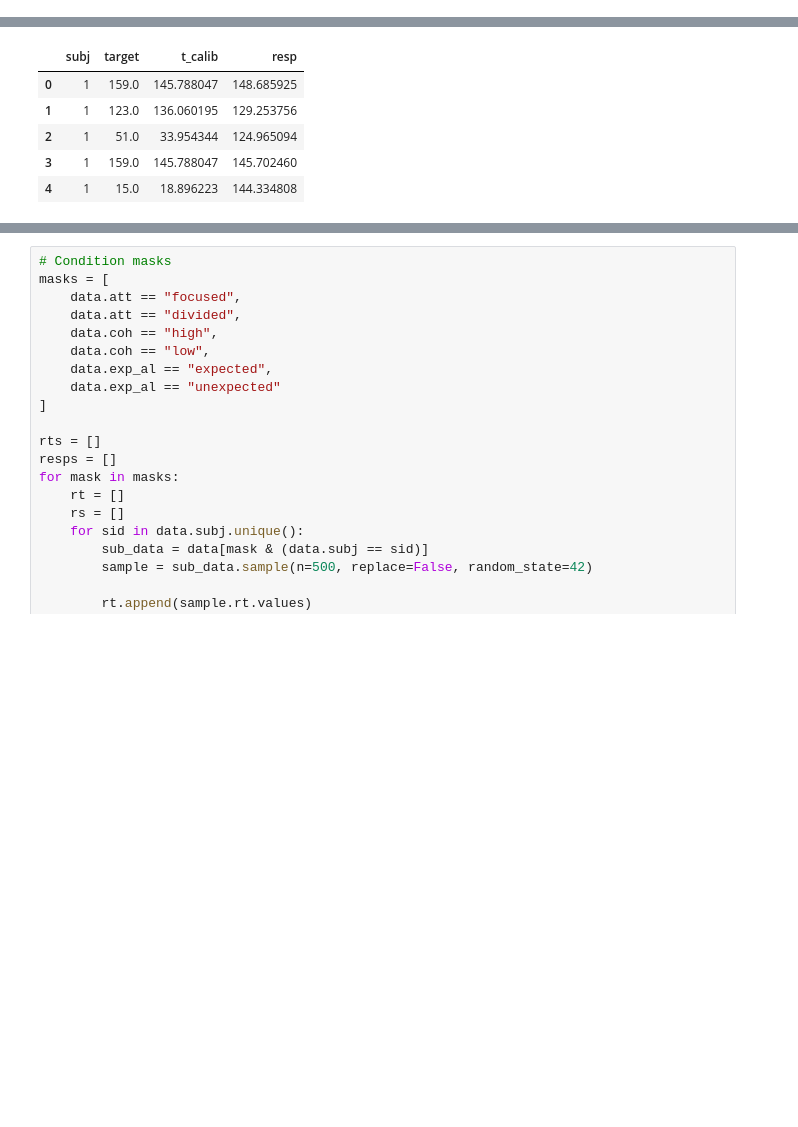
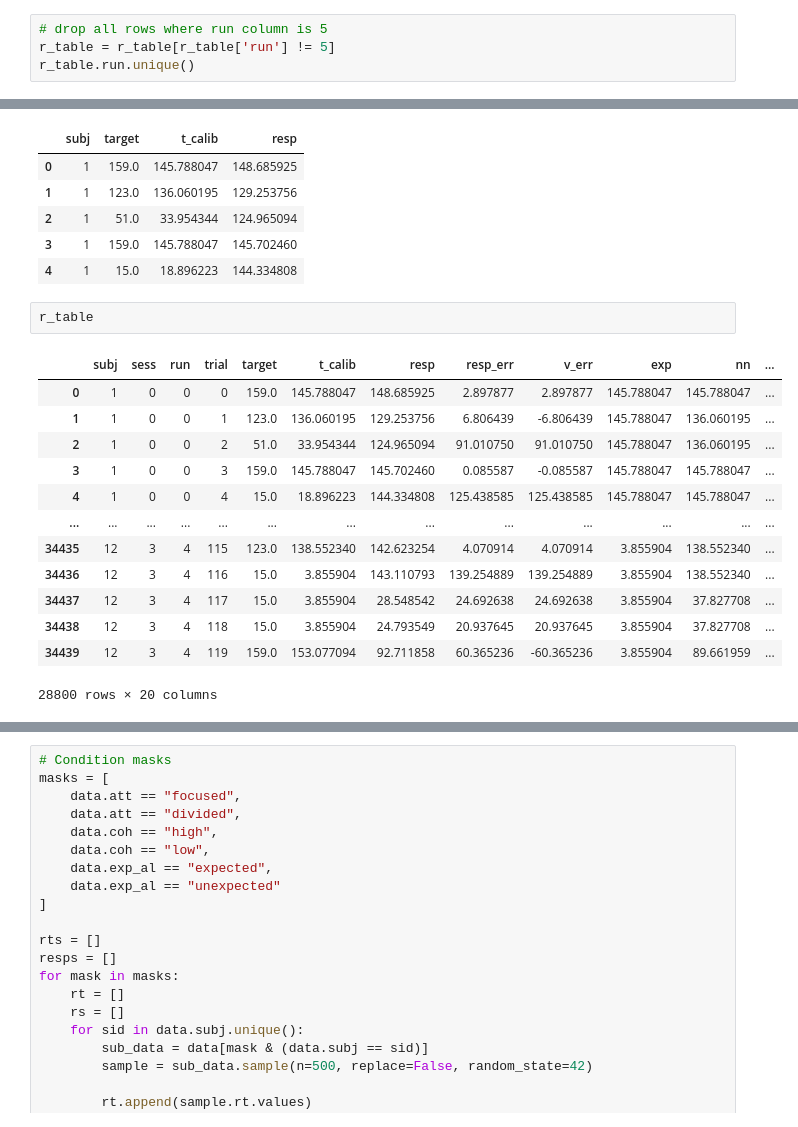
Before and after one commit to NuttidaLab/state_space_analysis, a Jupyter notebook: 02_fig/02_lba.ipynb, the cells around one changed output, grey strips where cells are left out. Saved outputs shown, nothing was run; the diff lists cells and outputs as text; blank space fills up the shorter version.

```diff
--- a/02_fig/02_lba.ipynb
+++ b/02_fig/02_lba.ipynb
@@ -35,3 +35,7 @@ std = np.load('../data_caches/std.npy')
 ctimetable = np.load('../data_caches/ctimetable.npy')
 r_table = pd.read_csv('../data_caches/rtrialtable.csv', index_col=0)
 (x, y, d, r, e, cd, ce) = np.load('../data_caches/rtimetable.npy', allow_pickle=True)
+# %%
+# drop all rows where run column is 5
+r_table = r_table[r_table['run'] != 5]
+r_table.run.unique()
@@ -68,6 +74,22 @@ r_table[["subj", "target", "t_calib", "resp"]].head()
 | 2 | 1 | 51.0 | 33.954344 | 124.965094 |
 | 3 | 1 | 159.0 | 145.788047 | 145.702460 |
 | 4 | 1 | 15.0 | 18.896223 | 144.334808 |
+# %%
+r_table
+# %% [output]
+|  | subj | sess | run | trial | target | t_calib | resp | resp_err | v_err | exp | nn | ... |
+| 0 | 1 | 0 | 0 | 0 | 159.0 | 145.788047 | 148.685925 | 2.897877 | 2.897877 | 145.788047 | 145.788047 | ... |
+| 1 | 1 | 0 | 0 | 1 | 123.0 | 136.060195 | 129.253756 | 6.806439 | -6.806439 | 145.788047 | 136.060195 | ... |
+| 2 | 1 | 0 | 0 | 2 | 51.0 | 33.954344 | 124.965094 | 91.010750 | 91.010750 | 145.788047 | 136.060195 | ... |
+| 3 | 1 | 0 | 0 | 3 | 159.0 | 145.788047 | 145.702460 | 0.085587 | -0.085587 | 145.788047 | 145.788047 | ... |
+| 4 | 1 | 0 | 0 | 4 | 15.0 | 18.896223 | 144.334808 | 125.438585 | 125.438585 | 145.788047 | 145.788047 | ... |
+| ... | ... | ... | ... | ... | ... | ... | ... | ... | ... | ... | ... | ... |
+| 34435 | 12 | 3 | 4 | 115 | 123.0 | 138.552340 | 142.623254 | 4.070914 | 4.070914 | 3.855904 | 138.552340 | ... |
+| 34436 | 12 | 3 | 4 | 116 | 15.0 | 3.855904 | 143.110793 | 139.254889 | 139.254889 | 3.855904 | 138.552340 | ... |
+| 34437 | 12 | 3 | 4 | 117 | 15.0 | 3.855904 | 28.548542 | 24.692638 | 24.692638 | 3.855904 | 37.827708 | ... |
+| 34438 | 12 | 3 | 4 | 118 | 15.0 | 3.855904 | 24.793549 | 20.937645 | 20.937645 | 3.855904 | 37.827708 | ... |
+| 34439 | 12 | 3 | 4 | 119 | 159.0 | 153.077094 | 92.711858 | 60.365236 | -60.365236 | 3.855904 | 89.661959 | ... |
+28800 rows × 20 columns
 # %%
 data = r_table[['subj', "att", "coh", "exp_al", "target", "resp"]].copy()
 
```
Also changed, not shown: parts of 4 cells of this notebook.
